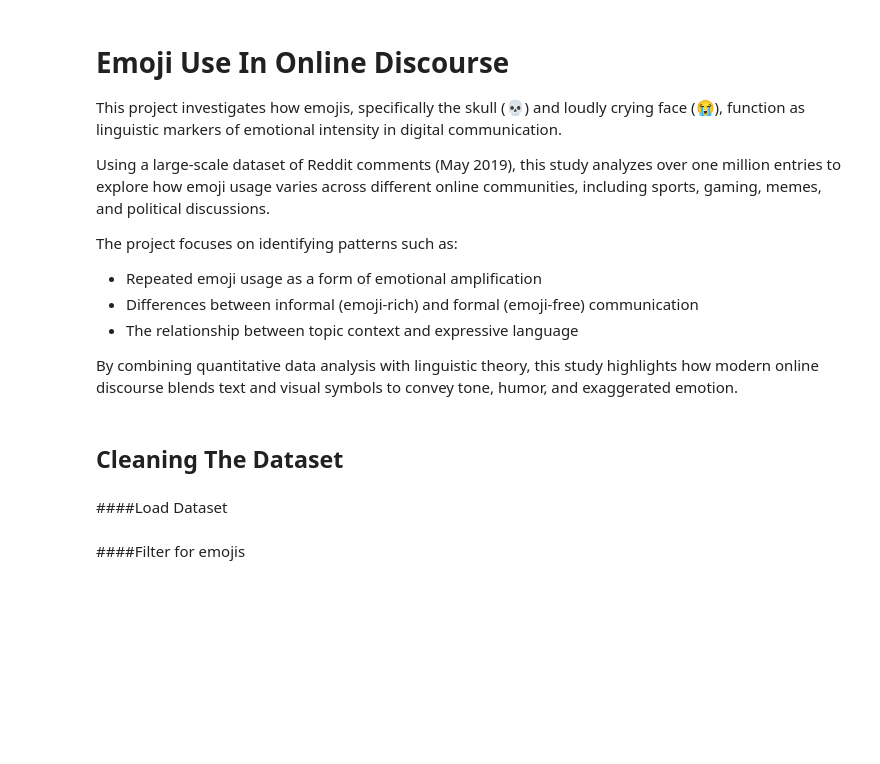
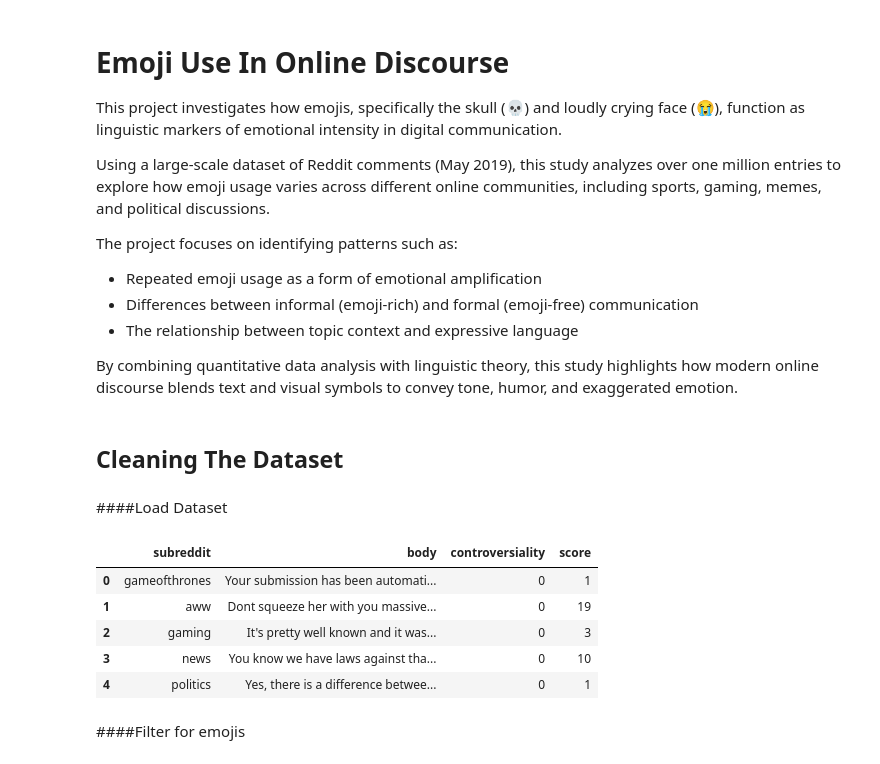
Before and after one commit to vpattangi/emoji-reddit-data-cleaning, a Jupyter notebook: emoji_analysis.ipynb, the cells around one changed output. Saved outputs shown, nothing was run; the diff lists cells and outputs as text; code cells hidden in the pictures; blank space fills up the shorter version.

```diff
--- a/emoji_analysis.ipynb
+++ b/emoji_analysis.ipynb
@@ -20,8 +20,15 @@ By combining quantitative data analysis with linguistic theory, this study highl
 # %%
 import pandas as pd
 
-df = pd.read_csv("/content/kaggle_RC_2019-05 3.csv")
+df = pd.read_csv("/content/kaggle_RC_2019-05.csv")
 df.head()
+# %% [output]
+|  | subreddit | body | controversiality | score |
+| 0 | gameofthrones | Your submission has been automati... | 0 | 1 |
+| 1 | aww | Dont squeeze her with you massive... | 0 | 19 |
+| 2 | gaming | It's pretty well known and it was... | 0 | 3 |
+| 3 | news | You know we have laws against tha... | 0 | 10 |
+| 4 | politics | Yes, there is a difference betwee... | 0 | 1 |
 # %% [markdown]
 ####Filter for emojis
 # %%
```
Also changed, not shown: parts of 11 cells of this notebook.
